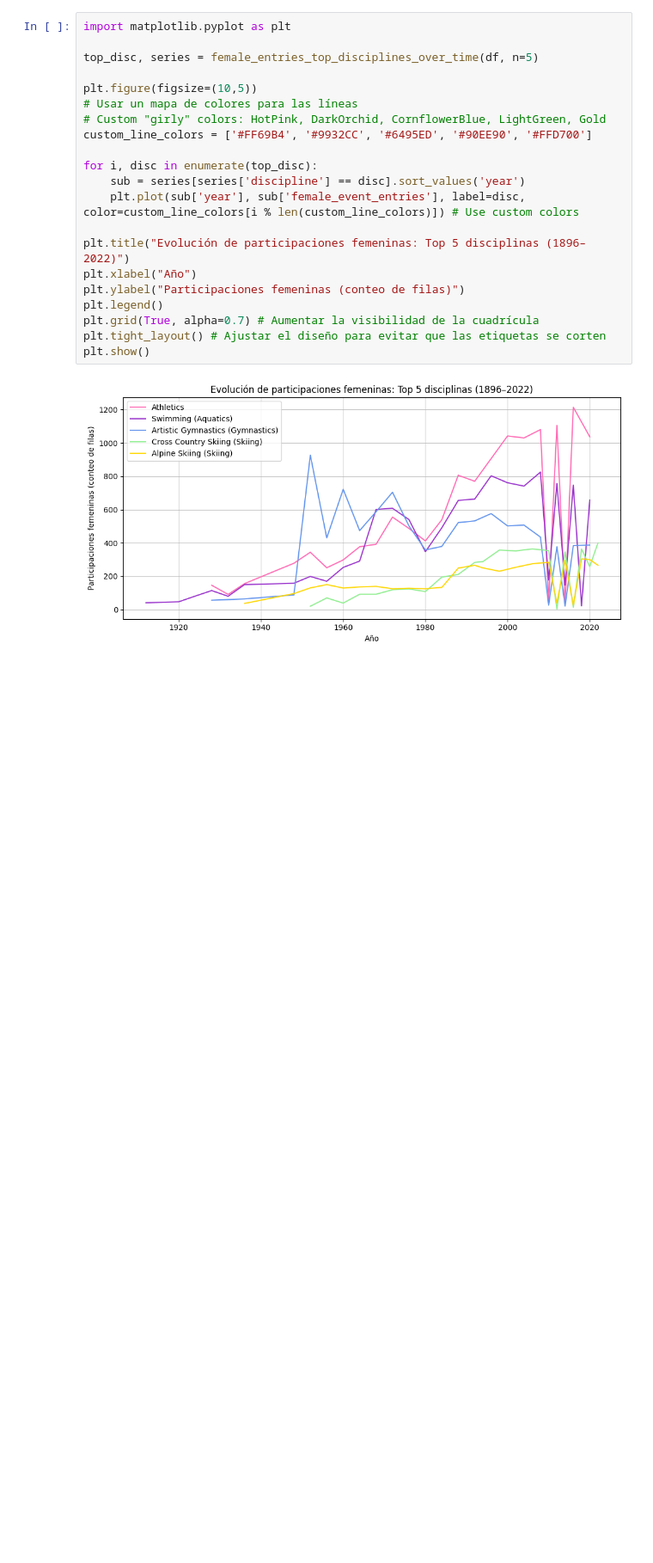
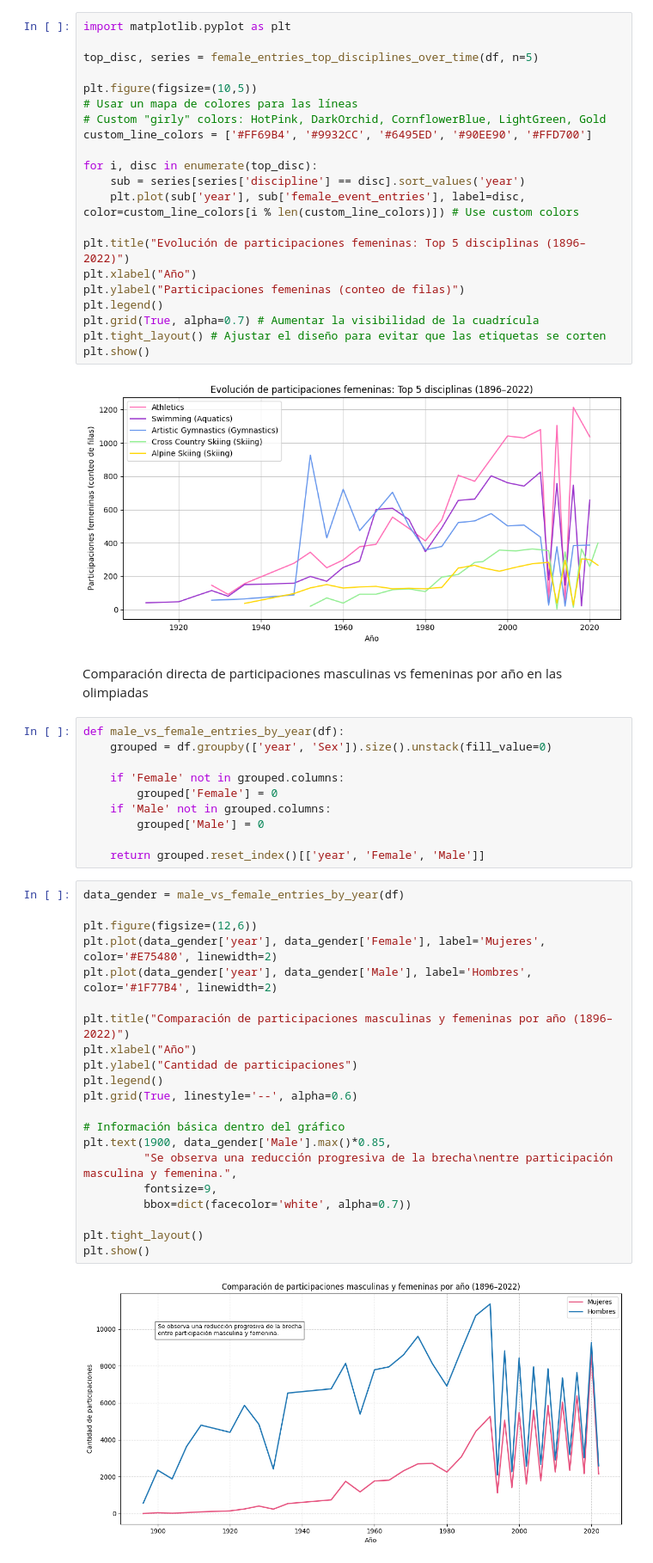
Before and after one commit to A-n9ie/proyecto_analisis_datos_IC2026, a Jupyter notebook: github_colab.ipynb, the cells around one changed output. Shown at 86% size. Drawn from its saved outputs; the diff is of its cells as text; blank space fills up the shorter version.

Commit message:
Graficos: comparación directa de participaciones masculinas vs femeninas por año y distribución de medallas por sexo

```diff
--- a/github_colab.ipynb
+++ b/github_colab.ipynb
@@ -182,3 +182,38 @@ plt.tight_layout() # Ajustar el diseño para evitar que las etiquetas se corten
 plt.show()
 # %% [output]
 [figure]
+# %% [markdown]
+Comparación directa de participaciones masculinas vs femeninas por año en las olimpiadas
+# %%
+def male_vs_female_entries_by_year(df):
+    grouped = df.groupby(['year', 'Sex']).size().unstack(fill_value=0)
+
+    if 'Female' not in grouped.columns:
+        grouped['Female'] = 0
+    if 'Male' not in grouped.columns:
+        grouped['Male'] = 0
+
+    return grouped.reset_index()[['year', 'Female', 'Male']]
+# %%
+data_gender = male_vs_female_entries_by_year(df)
+
+plt.figure(figsize=(12,6))
+plt.plot(data_gender['year'], data_gender['Female'], label='Mujeres', color='#E75480', linewidth=2)
+plt.plot(data_gender['year'], data_gender['Male'], label='Hombres', color='#1F77B4', linewidth=2)
+
+plt.title("Comparación de participaciones masculinas y femeninas por año (1896–2022)")
+plt.xlabel("Año")
+plt.ylabel("Cantidad de participaciones")
+plt.legend()
+plt.grid(True, linestyle='--', alpha=0.6)
+
+# Información básica dentro del gráfico
+plt.text(1900, data_gender['Male'].max()*0.85,
+         "Se observa una reducción progresiva de la brecha\nentre participación masculina y femenina.",
+         fontsize=9,
+         bbox=dict(facecolor='white', alpha=0.7))
+
+plt.tight_layout()
+plt.show()
+# %% [output]
+[figure, added]
```
Also changed, not shown: parts of 4 cells of this notebook.
